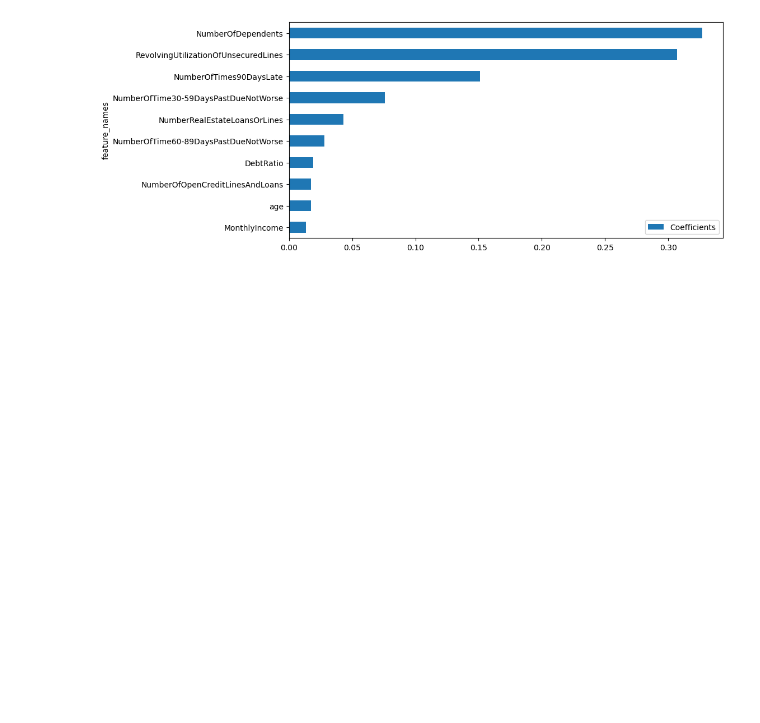
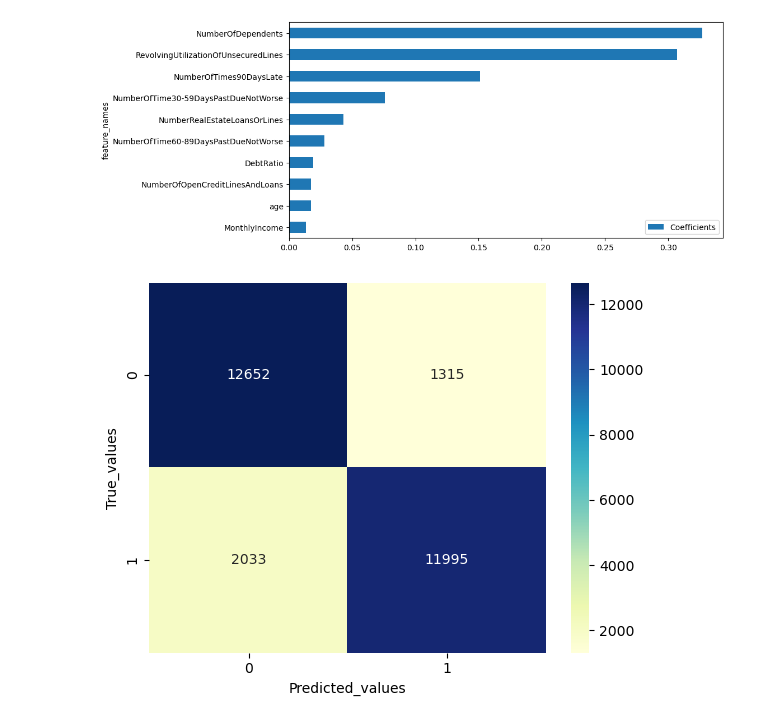
Before and after one commit to Satyaki9207/Loan_default_prediction, a Jupyter notebook: Credit_Default_prediction.ipynb, the cells around one changed output. Cells and saved outputs as stored; diff of their text form; code cells hidden in the pictures; blank space fills up the shorter version.

Commit message:
added confusion matrix

```diff
--- a/Credit_Default_prediction.ipynb
+++ b/Credit_Default_prediction.ipynb
@@ -245,3 +245,11 @@ f_importances=f_importances.sort_values(by='Coefficients',ascending=True).set_in
 f_importances.plot.barh(figsize=(10,5));
 # %% [output]
 [figure]
+# %%
+# Confusion Matrix
+conf=confusion_matrix(y_test,pred)
+sns.heatmap(conf,xticklabels=['0','1'],yticklabels=['0','1'],annot=True,fmt='d',cmap='YlGnBu')
+plt.xlabel('Predicted_values')
+plt.ylabel('True_values');
+# %% [output]
+[figure, added]
```
Also changed, not shown: parts of 2 cells of this notebook.
